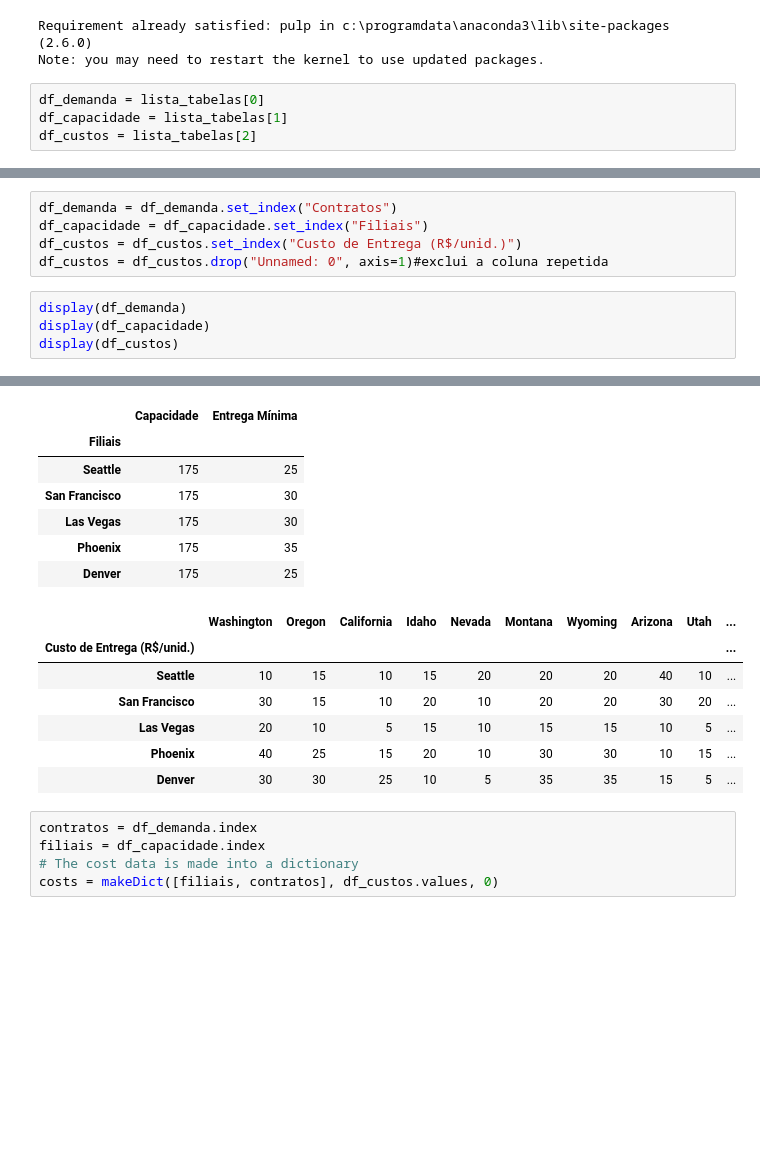
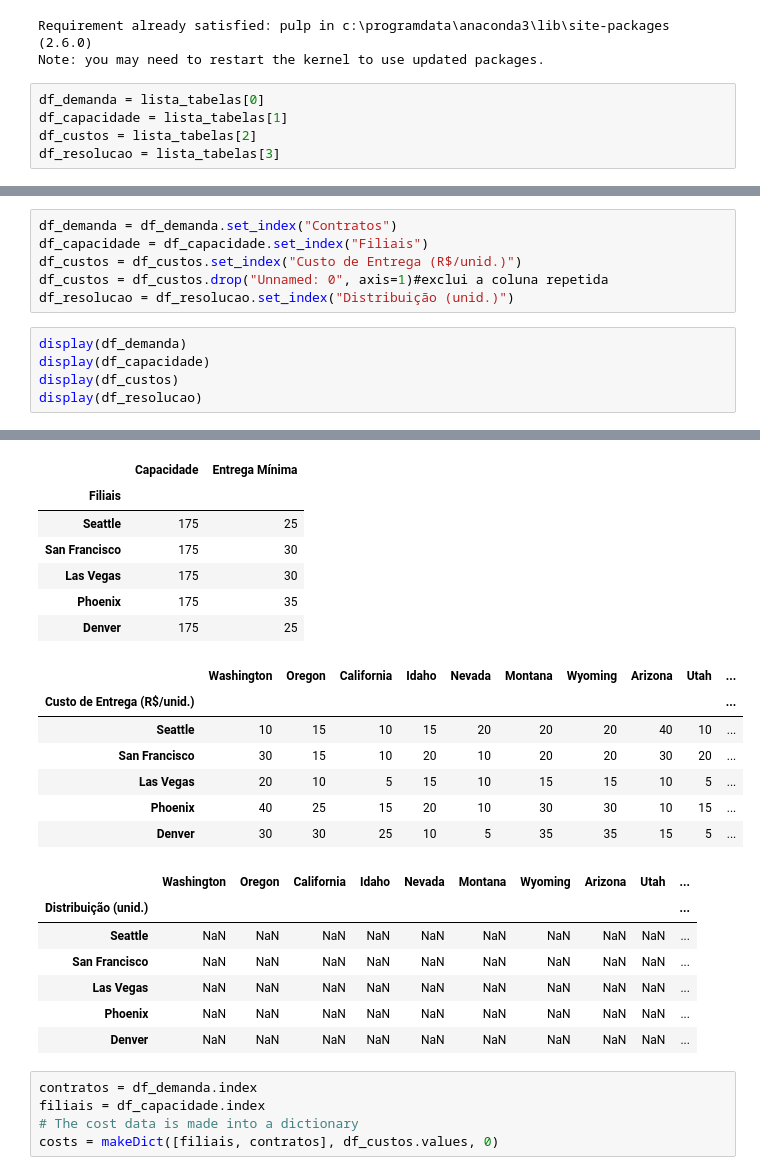
Before and after one commit to PasserBYinthe2021/ProgramacaoLinear, a Jupyter notebook: Trabalho3-PO.ipynb, the cells around one changed output, grey strips where cells are left out. Saved outputs shown, nothing was run; the diff lists cells and outputs as text; blank space fills up the shorter version.

```diff
--- a/Trabalho3-PO.ipynb
+++ b/Trabalho3-PO.ipynb
@@ -11,6 +11,7 @@ Note: you may need to restart the kernel to use updated packages.
 df_demanda = lista_tabelas[0]
 df_capacidade = lista_tabelas[1]
 df_custos = lista_tabelas[2]
+df_resolucao = lista_tabelas[3]
 # %%
 display(df_demanda)
 display(df_capacidade)
@@ -44,37 +52,46 @@ df_demanda = df_demanda.set_index("Contratos")
 df_capacidade = df_capacidade.set_index("Filiais")
 df_custos = df_custos.set_index("Custo de Entrega (R$/unid.)")
 df_custos = df_custos.drop("Unnamed: 0", axis=1)#exclui a coluna repetida
+df_resolucao = df_resolucao.set_index("Distribuição (unid.)")
 # %%
 display(df_demanda)
 display(df_capacidade)
 display(df_custos)
+display(df_resolucao)
 # %% [output]
 |  | Demanda | Número Mínimo de Fornecedores |
 | Contratos |  |  |
 | Washington | 100 | 3 |
 | Oregon | 65 | 2 |
 | California | 100 | 3 |
 | Idaho | 70 | 2 |
 | Nevada | 120 | 3 |
 | Montana | 60 | 2 |
 | Wyoming | 75 | 2 |
 | Arizona | 100 | 3 |
 | Utah | 95 | 3 |
 | Colorado | 85 | 3 |
 |  | Capacidade | Entrega Mínima |
 | Filiais |  |  |
 | Seattle | 175 | 25 |
 | San Francisco | 175 | 30 |
 | Las Vegas | 175 | 30 |
 | Phoenix | 175 | 35 |
 | Denver | 175 | 25 |
 |  | Washington | Oregon | California | Idaho | Nevada | Montana | Wyoming | Arizona | Utah | ... |
 | Custo de Entrega (R$/unid.) |  |  |  |  |  |  |  |  |  | ... |
 | Seattle | 10 | 15 | 10 | 15 | 20 | 20 | 20 | 40 | 10 | ... |
 | San Francisco | 30 | 15 | 10 | 20 | 10 | 20 | 20 | 30 | 20 | ... |
 | Las Vegas | 20 | 10 | 5 | 15 | 10 | 15 | 15 | 10 | 5 | ... |
 | Phoenix | 40 | 25 | 15 | 20 | 10 | 30 | 30 | 10 | 15 | ... |
 | Denver | 30 | 30 | 25 | 10 | 5 | 35 | 35 | 15 | 5 | ... |
+|  | Washington | Oregon | California | Idaho | Nevada | Montana | Wyoming | Arizona | Utah | ... |
+| Distribuição (unid.) |  |  |  |  |  |  |  |  |  | ... |
+| Seattle | NaN | NaN | NaN | NaN | NaN | NaN | NaN | NaN | NaN | ... |
+| San Francisco | NaN | NaN | NaN | NaN | NaN | NaN | NaN | NaN | NaN | ... |
+| Las Vegas | NaN | NaN | NaN | NaN | NaN | NaN | NaN | NaN | NaN | ... |
+| Phoenix | NaN | NaN | NaN | NaN | NaN | NaN | NaN | NaN | NaN | ... |
+| Denver | NaN | NaN | NaN | NaN | NaN | NaN | NaN | NaN | NaN | ... |
 # %%
 contratos = df_demanda.index
 filiais = df_capacidade.index
```
Also changed, not shown: parts of 4 cells of this notebook.
